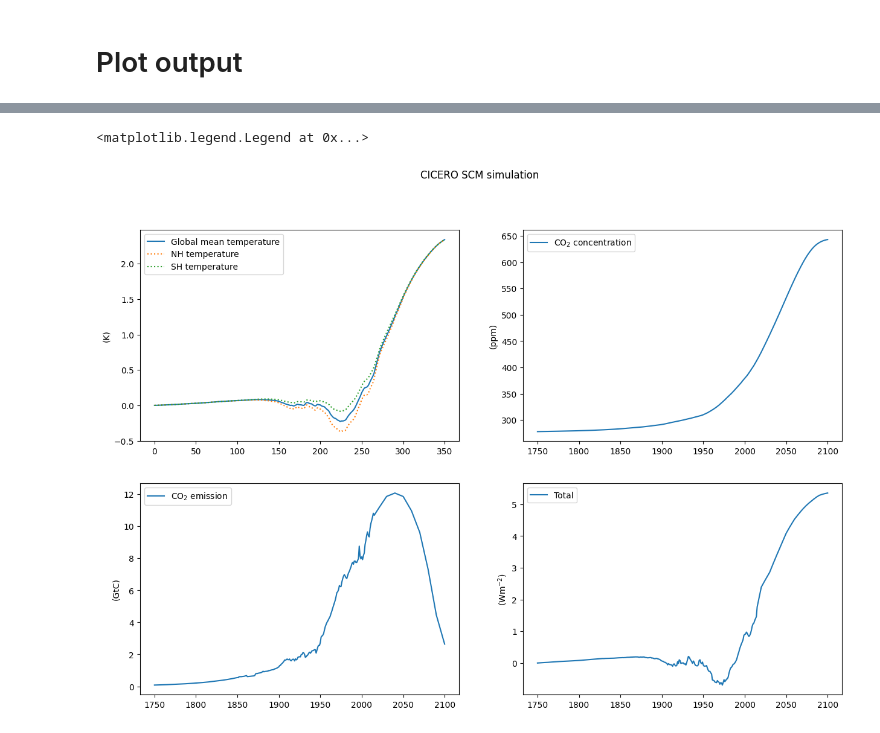
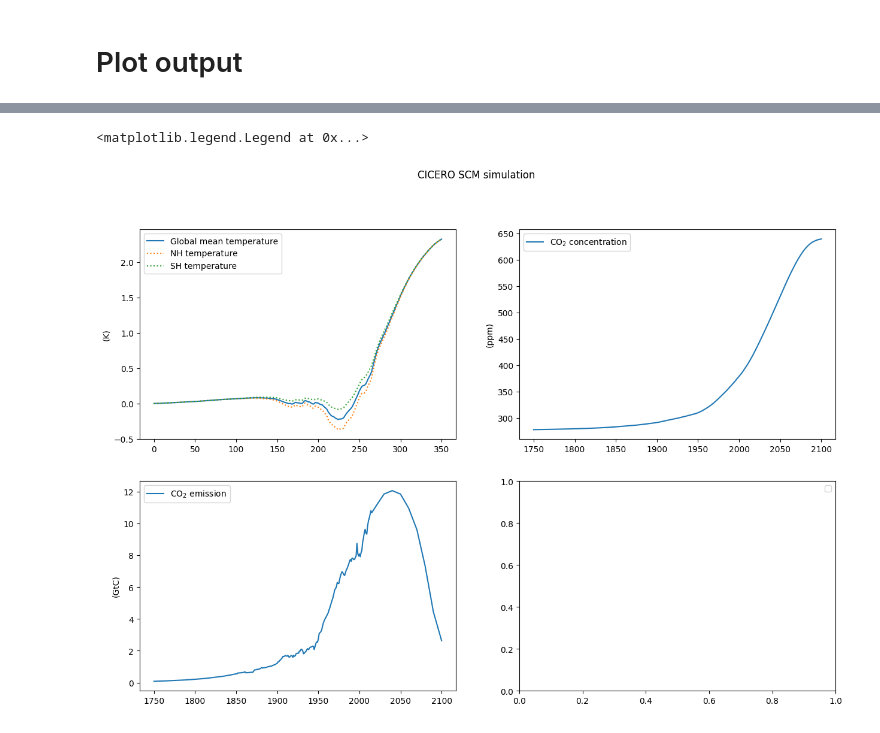
Before and after one commit to ciceroOslo/ciceroscm, a Jupyter notebook: notebooks/CSCM_example_directinput.ipynb, the cells around one changed output, grey strips where cells are left out. Saved outputs shown, nothing was run; the diff lists cells and outputs as text; code cells hidden in the pictures.

```diff
--- a/notebooks/CSCM_example_directinput.ipynb
+++ b/notebooks/CSCM_example_directinput.ipynb
@@ -171,26 +211,25 @@ df_temp.head()
 # %%
 # NBVAL_IGNORE_OUTPUT
 fig, axs = plt.subplots(nrows=2, ncols=2,figsize=(15,10))
 axs=axs.flatten()
 fig.suptitle('CICERO SCM simulation')
 
 df_temp['dT_glob'].plot(ylabel='(K)',ax=axs[0])
 df_temp['dT_NH'].plot(ylabel='(K)',ax=axs[0],linestyle=':')
 df_temp['dT_SH'].plot(ylabel='(K)',ax=axs[0],linestyle=':')
 axs[0].legend(['Global mean temperature','NH temperature','SH temperature'])
 
 df_temp['concentrations']['CO2'].plot(ylabel='(ppm)',ax=axs[1])
 axs[1].legend([r'CO$_2$ concentration'])
 
 df_temp['emissions']['CO2'].plot(ylabel='(GtC)',ax=axs[2])
 axs[2].legend([r'CO$_2$ emission'])
 
-df_temp['forcing']['Total_forcing'].plot(ylabel='(Wm$^{-2}$)',ax=axs[3])
 
 axs[3].legend([r'Total','CO$_2$','CH$_4$','Land Use'])
 # %% [output]
 <matplotlib.legend.Legend at 0x...>
-[figure, old version]
+[figure, new version]
 # %%
 for i in enumerate(df_temp.columns):
     print(i)
```
Also changed, not shown: parts of 7 cells of this notebook, 2 other files.
